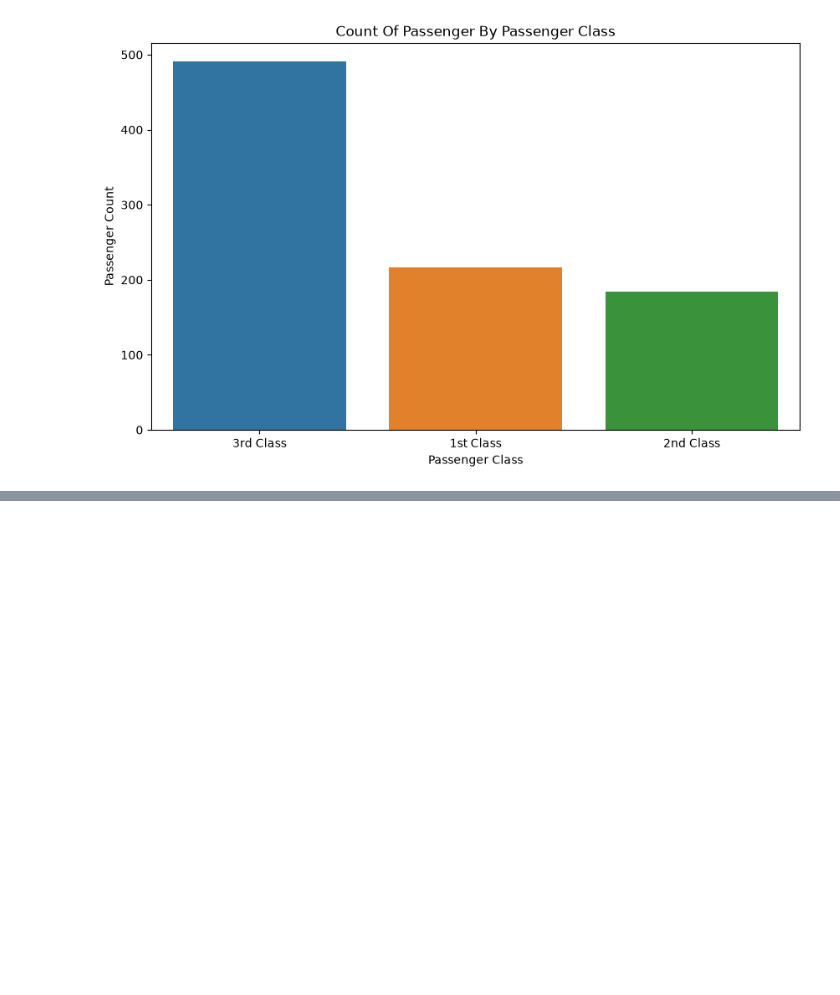
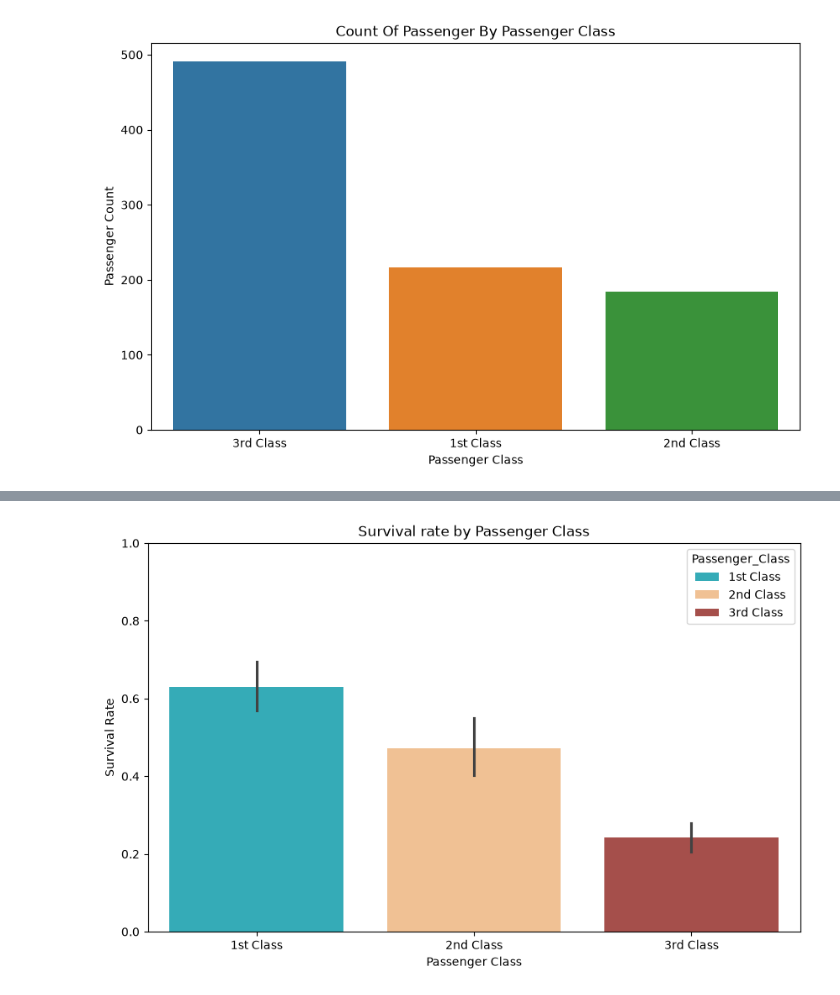
Before and after one commit to Rohit-Bansode/Titanic_Survival_Analysis-EDA, a Jupyter notebook: Notebooks/Titanic_EDA.ipynb, the cells around one changed output, grey strips where cells are left out. Cells and saved outputs as stored; diff of their text form; code cells hidden in the pictures; blank space fills up the shorter version.

```diff
--- a/Notebooks/Titanic_EDA.ipynb
+++ b/Notebooks/Titanic_EDA.ipynb
@@ -274,0 +290,14 @@ plt.show()
+# %%
+## Survival rate by Pclass
+
+df['Passenger_Class']=df['Pclass'].map({3:"3rd Class",2:"2nd Class",1:"1st Class"})
+class_order= ["1st Class","2nd Class","3rd Class"]
+plt.figure(figsize=(10,6))
+plt.title("Survival rate by Passenger Class")
+plt.xlabel("Passenger Class")
+plt.ylabel("Survival Rate")
+plt.ylim(0, 1)
+sns.barplot(x="Passenger_Class",y="Survived",hue="Passenger_Class",hue_order=class_order,data=df,order=class_order,legend=True,palette=["#1FBCCD", "#FFC185", "#B4413C"])
+plt.show()
+# %% [output]
+[figure, added]
```
Also changed, not shown: parts of 4 cells of this notebook.
